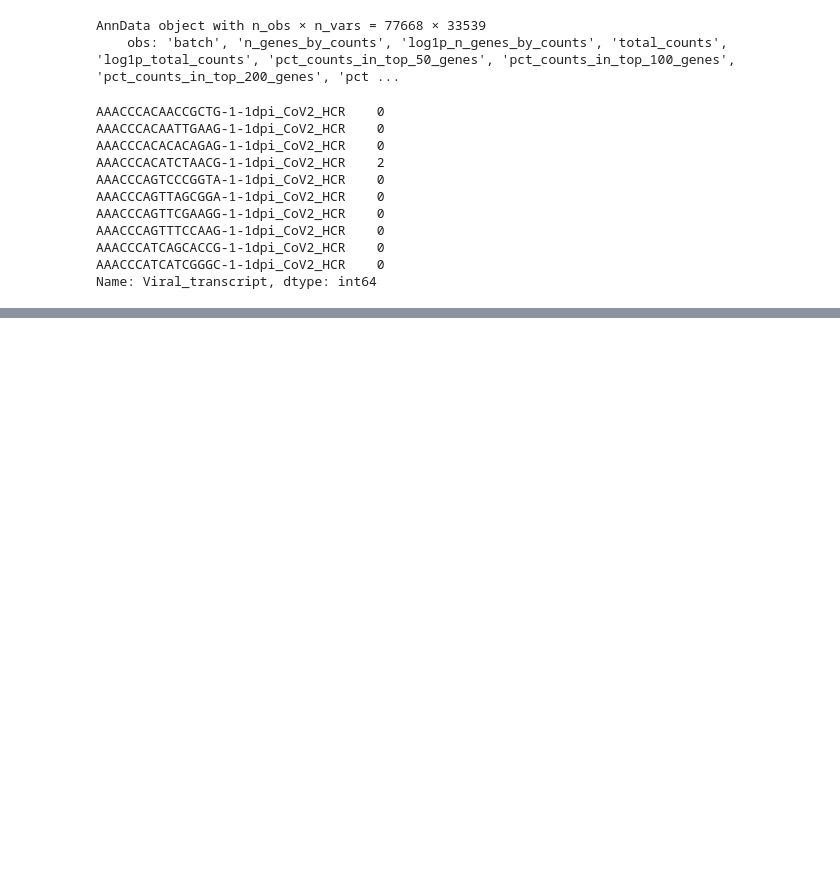
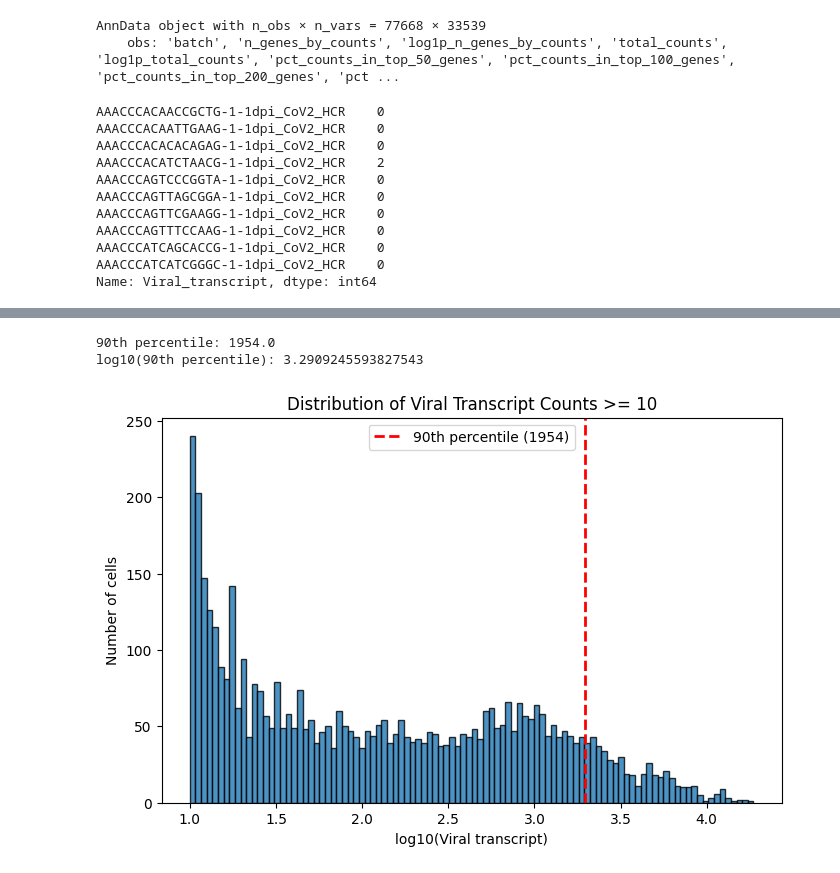
Before and after one commit to Lai-jun-yan/Academia-Sinica-internship-project, a Jupyter notebook: Aim_2/資料探勘/Ravindra2021.raw_count.stdprep.h5ad_資料探勘.ipynb, the cells around one changed output, grey strips where cells are left out. Cells and saved outputs as stored; diff of their text form; code cells hidden in the pictures; blank space fills up the shorter version.

```diff
--- a/Aim_2/資料探勘/Ravindra2021.raw_count.stdprep.h5ad_資料探勘.ipynb
+++ b/Aim_2/資料探勘/Ravindra2021.raw_count.stdprep.h5ad_資料探勘.ipynb
@@ -34,0 +98,46 @@ plt.show()
+# %%
+import numpy as np
+import matplotlib.pyplot as plt
+
+viral = adata.obs["Viral_transcript"]
+
+viral_10 = viral[viral >= 10]
+
+# 找90百分位數 (原始尺度)
+p90 = np.percentile(viral_10, 90)
+
+# 轉換到log10尺度
+p90_log = np.log10(p90)
+
+print("90th percentile:", p90)
+print("log10(90th percentile):", p90_log)
+
+plt.figure(figsize=(8,5))
+
+plt.hist(
+    np.log10(viral_10),
+    bins=100,
+    edgecolor="black",
+    alpha=0.8
+)
+
+# 畫90百分位線
+plt.axvline(
+    p90_log,
+    color="red",
+    linestyle="--",
+    linewidth=2,
+    label=f"90th percentile ({p90:.0f})"
+)
+
+plt.xlabel("log10(Viral transcript)")
+plt.ylabel("Number of cells")
+plt.title("Distribution of Viral Transcript Counts >= 10")
+
+plt.legend()
+
+plt.show()
+# %% [output]
+90th percentile: 1954.0
+log10(90th percentile): 3.2909245593827543
+[figure, added]
```
Also changed, not shown: parts of 11 cells of this notebook, 1 other file.
